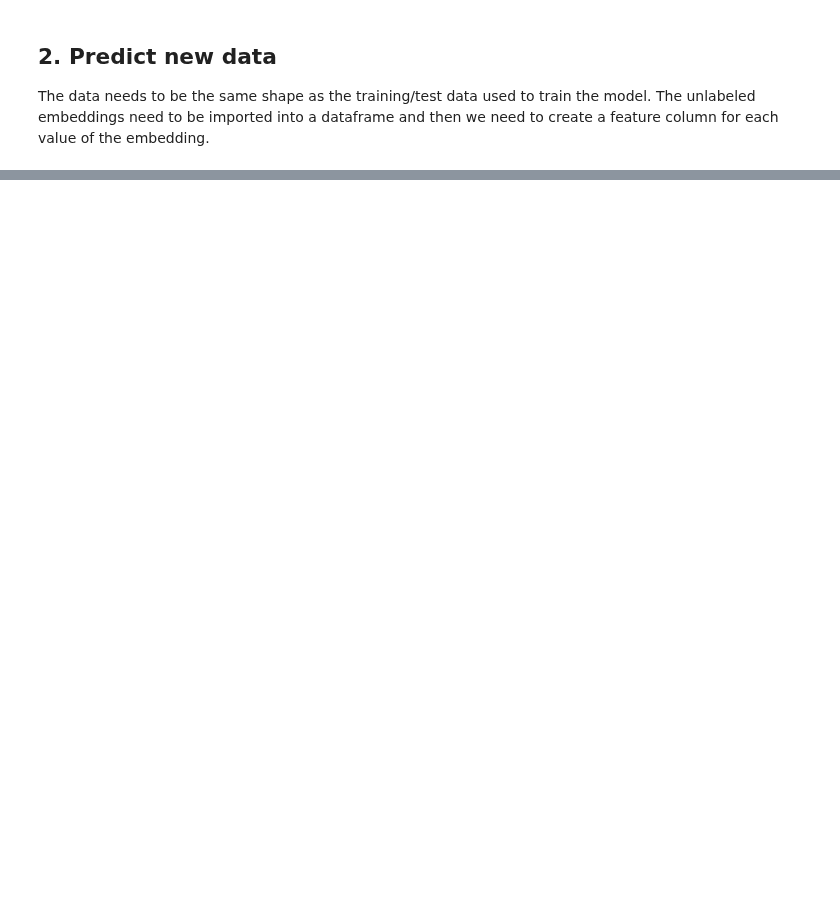
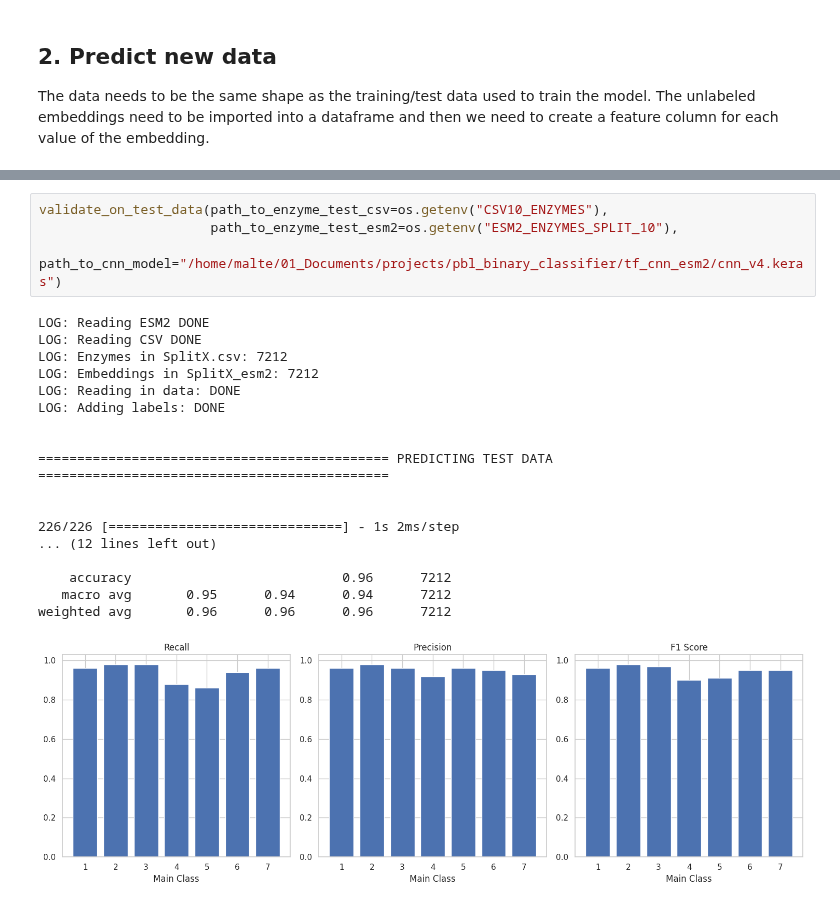
Before and after one commit to github4touchdouble/nnet-enzyme, a Jupyter notebook: tf_cnn_esm2/keras_multiclassification.ipynb, the cells around one changed output, grey strips where cells are left out. Drawn from its saved outputs; the diff is of its cells as text; blank space fills up the shorter version.

```diff
--- a/tf_cnn_esm2/keras_multiclassification.ipynb
+++ b/tf_cnn_esm2/keras_multiclassification.ipynb
@@ -354,0 +365,23 @@ report = classification_report(y_test, test_predictions)
+# %%
+validate_on_test_data(path_to_enzyme_test_csv=os.getenv("CSV10_ENZYMES"),
+                      path_to_enzyme_test_esm2=os.getenv("ESM2_ENZYMES_SPLIT_10"),
+                      path_to_cnn_model="/home/malte/01_Documents/projects/pbl_binary_classifier/tf_cnn_esm2/cnn_v4.keras")
+# %% [output]
+LOG: Reading ESM2 DONE
+LOG: Reading CSV DONE
+LOG: Enzymes in SplitX.csv: 7212
+LOG: Embeddings in SplitX_esm2: 7212
+LOG: Reading in data: DONE
+LOG: Adding labels: DONE
+
+
+============================================= PREDICTING TEST DATA =============================================
+
+
+226/226 [==============================] - 1s 2ms/step
+... (12 lines left out)
+
+    accuracy                           0.96      7212
+   macro avg       0.95      0.94      0.94      7212
+weighted avg       0.96      0.96      0.96      7212
+[figure, added]
```
Also changed, not shown: parts of 23 cells of this notebook, 1 other file.
